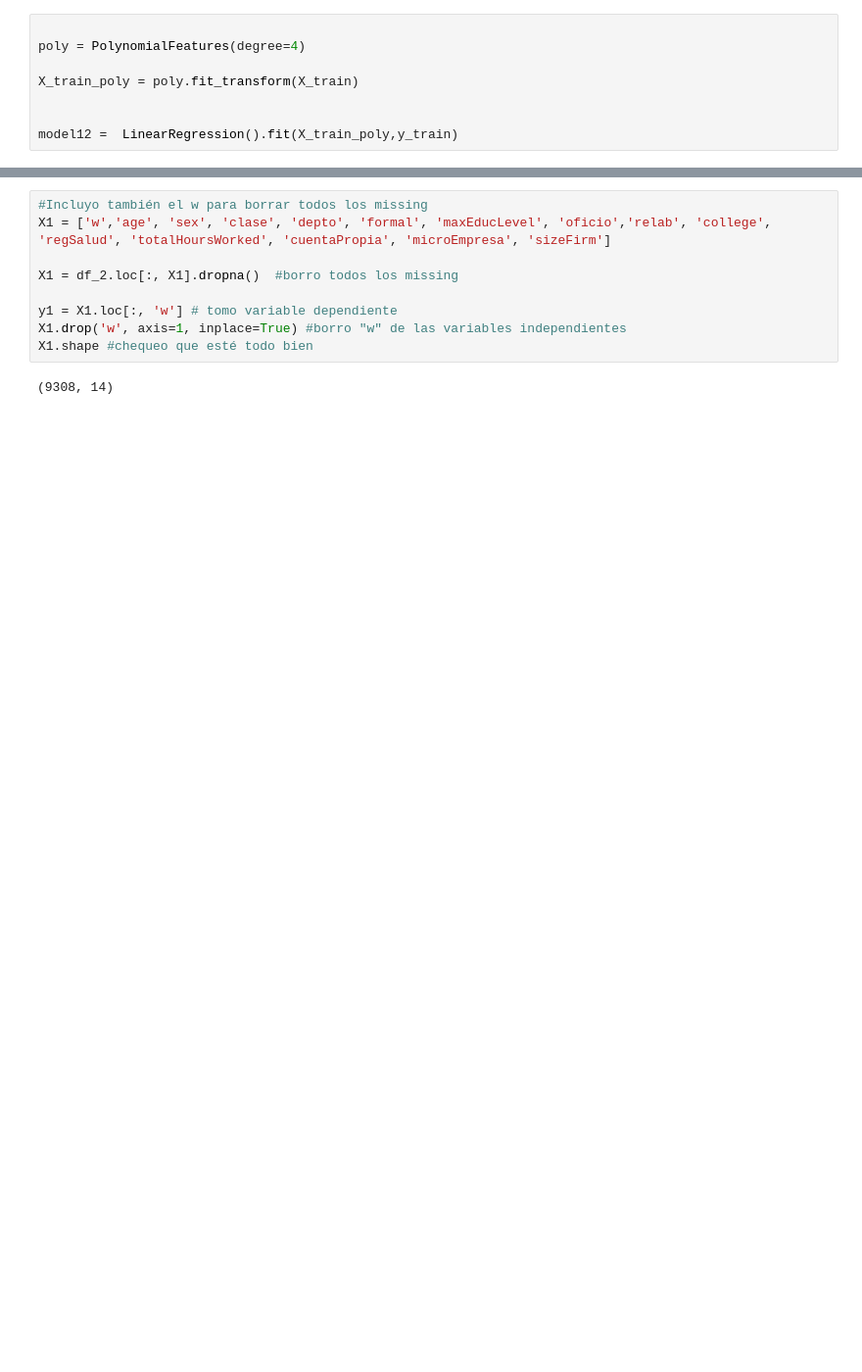
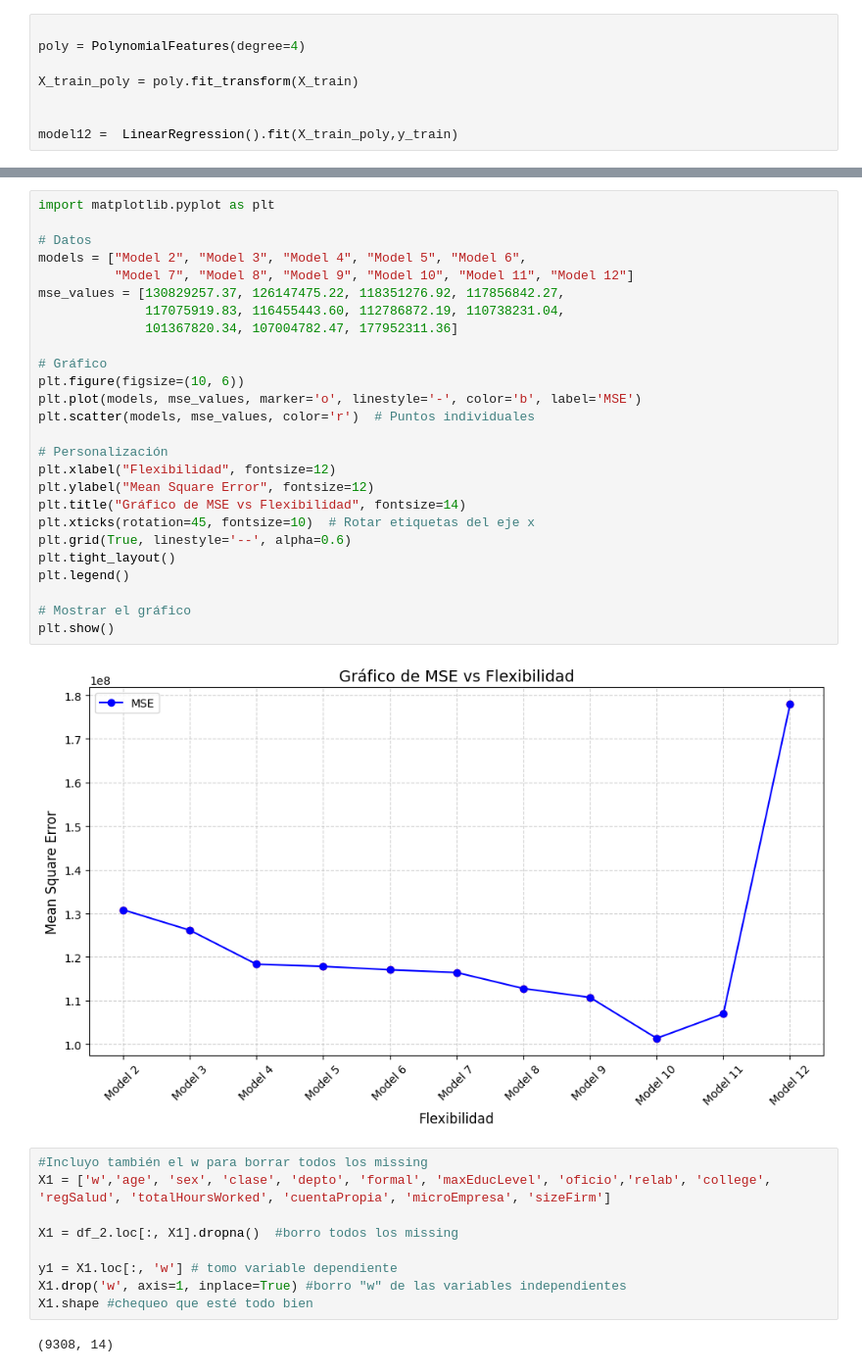
Before and after one commit to dipla70/ML-TP1, a Jupyter notebook: TP1.ipynb, the cells around one changed output, grey strips where cells are left out. Shown at 98% size. Saved outputs shown, nothing was run; the diff lists cells and outputs as text; blank space fills up the shorter version.

```diff
--- a/TP1.ipynb
+++ b/TP1.ipynb
@@ -444,3 +435,31 @@ display(mse_df)
+# %%
+import matplotlib.pyplot as plt
+
+# Datos
+models = ["Model 2", "Model 3", "Model 4", "Model 5", "Model 6",
+          "Model 7", "Model 8", "Model 9", "Model 10", "Model 11", "Model 12"]
+mse_values = [130829257.37, 126147475.22, 118351276.92, 117856842.27,
+              117075919.83, 116455443.60, 112786872.19, 110738231.04,
+              101367820.34, 107004782.47, 177952311.36]
+
+# Gráfico
+plt.figure(figsize=(10, 6))
+plt.plot(models, mse_values, marker='o', linestyle='-', color='b', label='MSE')
+plt.scatter(models, mse_values, color='r')  # Puntos individuales
+
+# Personalización
+plt.xlabel("Flexibilidad", fontsize=12)
+plt.ylabel("Mean Square Error", fontsize=12)
+plt.title("Gráfico de MSE vs Flexibilidad", fontsize=14)
+plt.xticks(rotation=45, fontsize=10)  # Rotar etiquetas del eje x
+plt.grid(True, linestyle='--', alpha=0.6)
+plt.tight_layout()
+plt.legend()
+
+# Mostrar el gráfico
+plt.show()
+# %% [output]
+[figure, added]
 # %%
 #Incluyo también el w para borrar todos los missing
 X1 = ['w','age', 'sex', 'clase', 'depto', 'formal', 'maxEducLevel', 'oficio','relab', 'college', 'regSalud', 'totalHoursWorked', 'cuentaPropia', 'microEmpresa', 'sizeFirm']
```
Also changed, not shown: parts of 14 cells of this notebook.
